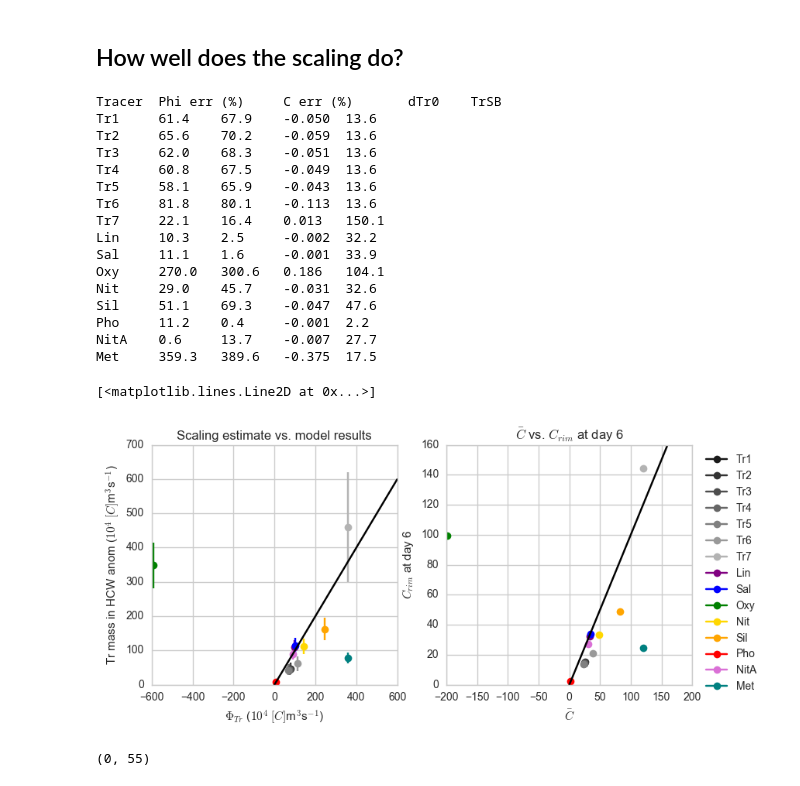
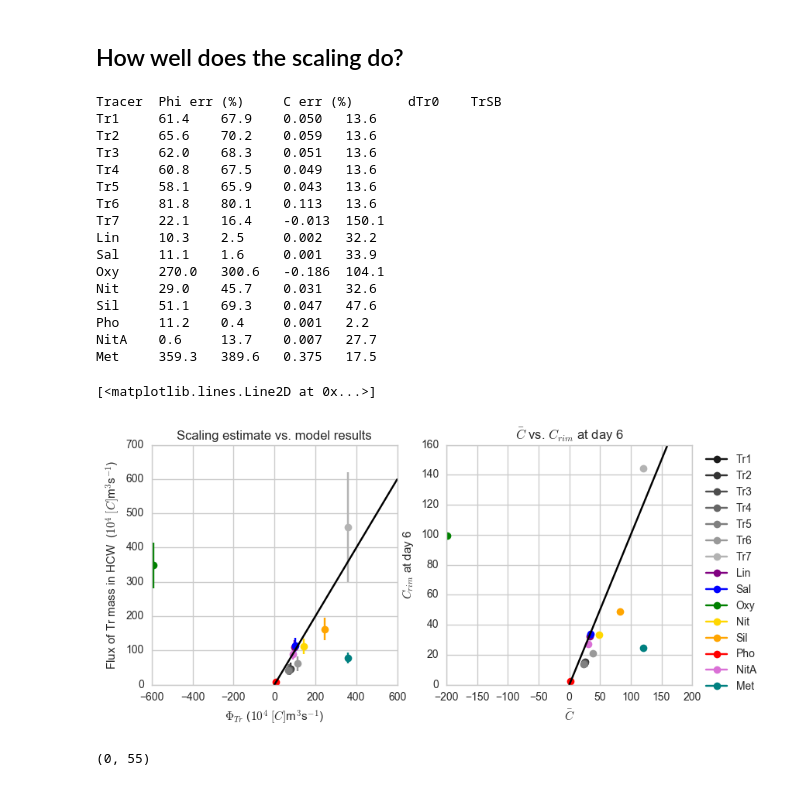
Before and after one commit to UBC-MOAD/outputanalysisnotebooks, a Jupyter notebook: NutrientProfiles/Parabolic/How_far_from_real_profiles.ipynb, the cells around one changed output. Cells and saved outputs as stored; diff of their text form; code cells hidden in the pictures.

```diff
--- a/NutrientProfiles/Parabolic/How_far_from_real_profiles.ipynb
+++ b/NutrientProfiles/Parabolic/How_far_from_real_profiles.ipynb
@@ -138,8 +138,8 @@ for tracer,col,lab in zip(record.tracerList, colours_Bark, labels_Bark):
     maxd6 = min(df_anom[keys[3]][22:26])
     maxd7 = min(df_anom[keys[4]][22:26])
 
-    ax1.plot(df[key0][:],depth[1:-1],'o-',color=col,label=lab)
-    ax3.plot(df[keys[3]][:],depth[1:-1],'-o',color=col,label=lab)
+    ax1.plot(-df[key0][:],depth[1:-1],'o-',color=col,label=lab)
+    ax3.plot(-df[keys[3]][:],depth[1:-1],'-o',color=col,label=lab)
 
     Bar_dTrdz[ii] = np.mean(np.array([maxd3,maxd4,maxd5,maxd6,maxd7]))
     Bar_inidTrdz[ii] = df[key0][30]
@@ -161,8 +161,8 @@ for tracer,col,lab in zip(record.tracerList, colours_Para, labels_Para):
     maxd6 = min(df_anom[keys[3]][22:26])
     maxd7 = min(df_anom[keys[4]][22:26])
 
-    ax2.plot(df[key0][:],depth[1:-1],'o-',color=col,label=lab)
-    ax4.plot(df[keys[3]][:],depth[1:-1],'o-',color=col,label=lab)
+    ax2.plot(-df[key0][:],depth[1:-1],'o-',color=col,label=lab)
+    ax4.plot(-df[keys[3]][:],depth[1:-1],'o-',color=col,label=lab)
 
     Par_dTrdz[ii] = np.mean(np.array([maxd3,maxd4,maxd5,maxd6,maxd7]))
     Par_inidTrdz[ii] = df[key0][30]
@@ -294,7 +294,7 @@ for TrMass, dTr0,Co,C, lab, col in zip(Mass_Para,Par_inidTrdz[:],Par_TrSB[:],Par
     ax2.plot(Capprox, C, color=col, label=lab, marker='o')
     err_C = Capprox/C
 
-    print ("%s" % (lab), "\t".join(['\t%1.1f\t%1.1f\t%1.3f\t%1.1f' % (abs(1-err_phi)*100, abs(1-err_C)*100, dTr0, Co)]))
+    print ("%s" % (lab), "\t".join(['\t%1.1f\t%1.1f\t%1.3f\t%1.1f' % (abs(1-err_phi)*100, abs(1-err_C)*100, -dTr0, Co)]))
 
 
 
@@ -302,51 +302,51 @@ for TrMass, dTr0, Co,C, lab, col in zip(Mass_Bark,Bar_inidTrdz,Bar_TrSB,Bar_maxT
 
     mass_can_eff = dfBAR[TrMass]
 
     PhiTr = np.mean(np.array([(mass_can_eff[ii]-mass_can_eff[ii-1])/(time[ii]-time[ii-1]) for ii in range (8,15)]))
     PhiTr_std = np.std(np.array([(mass_can_eff[ii]-mass_can_eff[ii-1])/(time[ii]-time[ii-1]) for ii in range (8,15)]))
 
     dTrdz = -dTr0*(6.3*(((Z+Zdif)/Hs))+1.0)
     Capprox=((0.04*(dTrdz*(Hh+132.0)/2.0))+1.0)*Co
     scale_PhiTr = HA2013*Capprox
     ax1.errorbar(scale_PhiTr/1E4, PhiTr/1E4, yerr=PhiTr_std/1E4, color=col, label=lab, marker='o')
     err_phi = scale_PhiTr/PhiTr
     ax2.plot(Capprox, C, color=col, label=lab, marker='o')
     err_C = Capprox/C
-    print ("%s" % (lab), "\t".join(['\t%1.1f\t%1.1f\t%1.3f\t%1.1f' % (abs(1-err_phi)*100, abs(1-err_C)*100, dTr0, Co)]))
+    print ("%s" % (lab), "\t".join(['\t%1.1f\t%1.1f\t%1.3f\t%1.1f' % (abs(1-err_phi)*100, abs(1-err_C)*100, -dTr0, Co)]))
 
 
 
 ax1.set_xlabel(r'$\Phi_{Tr}$ ($10^4$ $[C]$m$^{3}$s$^{-1}$)')
-ax1.set_ylabel('Tr mass in HCW anom ($10^4$ $[C]$m$^{3}$s$^{-1}$)')
+ax1.set_ylabel('Flux of Tr mass in HCW  ($10^4$ $[C]$m$^{3}$s$^{-1}$)')
 ax1.set_title('Scaling estimate vs. model results')
 #ax1.set_ylim(0,500)
 #ax1.set_xlim(0,500)
 ax1.plot(np.arange(0,600,1),np.arange(0,600,1),'-k')
 
 ax2.legend(bbox_to_anchor=(1.3,1),ncol=1, columnspacing=0.1)
 ax2.set_xlabel(r'$\bar{C}$')
 ax2.set_ylabel('$C_{rim}$ at day 6')
 ax2.set_title(r'$\bar{C}$ vs. $C_{rim}$ at day 6')
 ax2.plot(np.arange(0,160,1),np.arange(0,160,1),'-k')
 # %% [output]
 Tracer  Phi err (%)     C err (%)       dTr0    TrSB
-Tr1     61.4    67.9    -0.050  13.6
-Tr2     65.6    70.2    -0.059  13.6
-Tr3     62.0    68.3    -0.051  13.6
-Tr4     60.8    67.5    -0.049  13.6
-Tr5     58.1    65.9    -0.043  13.6
-Tr6     81.8    80.1    -0.113  13.6
-Tr7     22.1    16.4    0.013   150.1
-Lin     10.3    2.5     -0.002  32.2
-Sal     11.1    1.6     -0.001  33.9
-Oxy     270.0   300.6   0.186   104.1
-Nit     29.0    45.7    -0.031  32.6
-Sil     51.1    69.3    -0.047  47.6
-Pho     11.2    0.4     -0.001  2.2
-NitA    0.6     13.7    -0.007  27.7
-Met     359.3   389.6   -0.375  17.5
+Tr1     61.4    67.9    0.050   13.6
+Tr2     65.6    70.2    0.059   13.6
+Tr3     62.0    68.3    0.051   13.6
+Tr4     60.8    67.5    0.049   13.6
+Tr5     58.1    65.9    0.043   13.6
+Tr6     81.8    80.1    0.113   13.6
+Tr7     22.1    16.4    -0.013  150.1
+Lin     10.3    2.5     0.002   32.2
+Sal     11.1    1.6     0.001   33.9
+Oxy     270.0   300.6   -0.186  104.1
+Nit     29.0    45.7    0.031   32.6
+Sil     51.1    69.3    0.047   47.6
+Pho     11.2    0.4     0.001   2.2
+NitA    0.6     13.7    0.007   27.7
+Met     359.3   389.6   0.375   17.5
 [<matplotlib.lines.Line2D at 0x...>]
-[figure, old version]
+[figure, new version]
 # %%
 fig,[ax1,ax2] = plt.subplots(1,2,figsize=(9,4))
 
```
Also changed, not shown: parts of 12 cells of this notebook, 1 other file.
